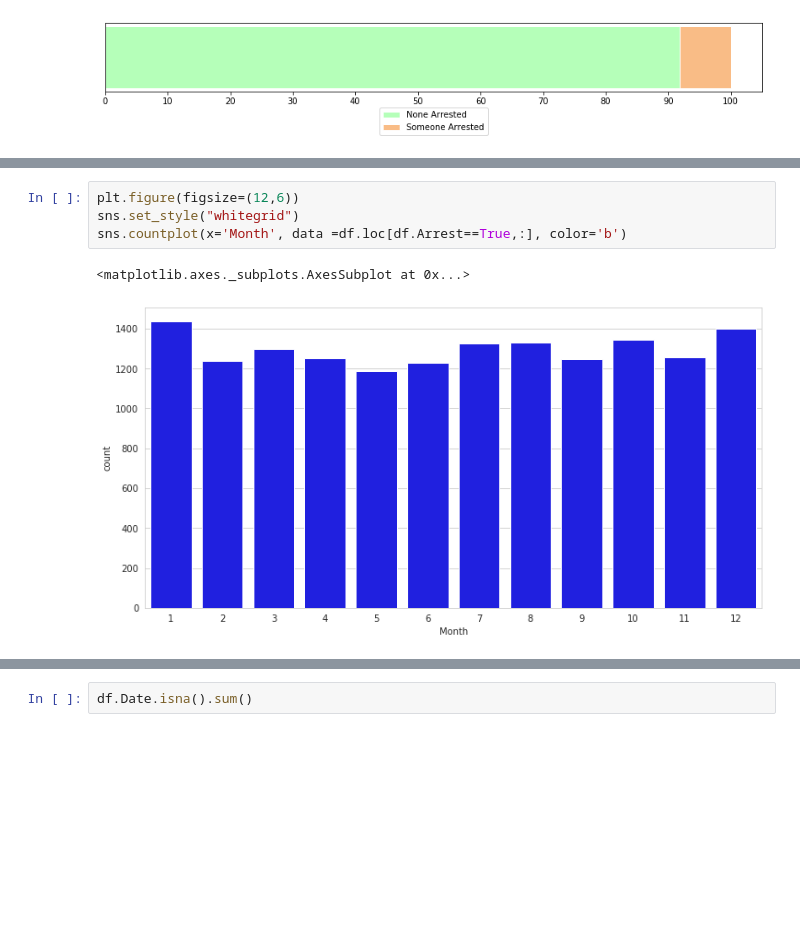
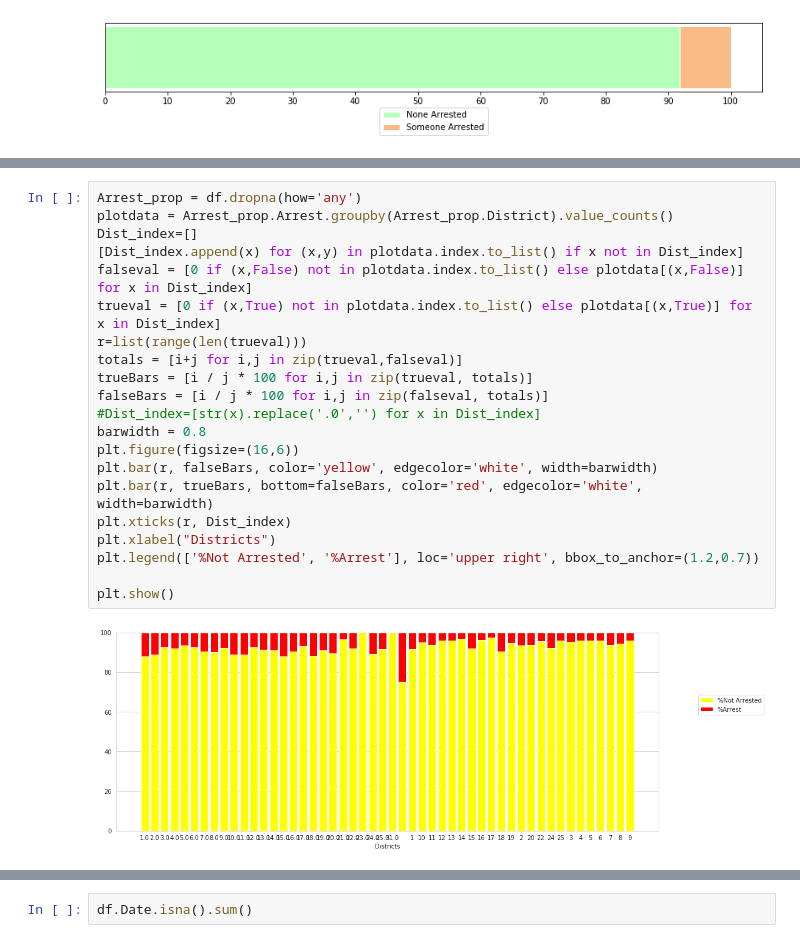
Before and after one commit to varenyamBakshi/Data-Analytis-Project, a Jupyter notebook: EDA project.ipynb, the cells around one changed output, grey strips where cells are left out. Cells and saved outputs as stored; diff of their text form; blank space fills up the shorter version.

```diff
--- a/EDA project.ipynb
+++ b/EDA project.ipynb
@@ -248,7 +240,23 @@ plt.show()
-# %%
-plt.figure(figsize=(12,6))
-sns.set_style("whitegrid")
-sns.countplot(x='Month', data =df.loc[df.Arrest==True,:], color='b')
-# %% [output]
-<matplotlib.axes._subplots.AxesSubplot at 0x...>
-[figure, removed]
+# %%
+Arrest_prop = df.dropna(how='any')
+plotdata = Arrest_prop.Arrest.groupby(Arrest_prop.District).value_counts()
+Dist_index=[]
+[Dist_index.append(x) for (x,y) in plotdata.index.to_list() if x not in Dist_index]
+falseval = [0 if (x,False) not in plotdata.index.to_list() else plotdata[(x,False)] for x in Dist_index]
+trueval = [0 if (x,True) not in plotdata.index.to_list() else plotdata[(x,True)] for x in Dist_index]
+r=list(range(len(trueval)))
+totals = [i+j for i,j in zip(trueval,falseval)]
+trueBars = [i / j * 100 for i,j in zip(trueval, totals)]
+falseBars = [i / j * 100 for i,j in zip(falseval, totals)]
+#Dist_index=[str(x).replace('.0','') for x in Dist_index]
+barwidth = 0.8
+plt.figure(figsize=(16,6))
+plt.bar(r, falseBars, color='yellow', edgecolor='white', width=barwidth)
+plt.bar(r, trueBars, bottom=falseBars, color='red', edgecolor='white', width=barwidth)
+plt.xticks(r, Dist_index)
+plt.xlabel("Districts")
+plt.legend(['%Not Arrested', '%Arrest'], loc='upper right', bbox_to_anchor=(1.2,0.7))
+
+plt.show()
+# %% [output]
+[figure, added]
```
Also changed, not shown: parts of 19 cells of this notebook.
